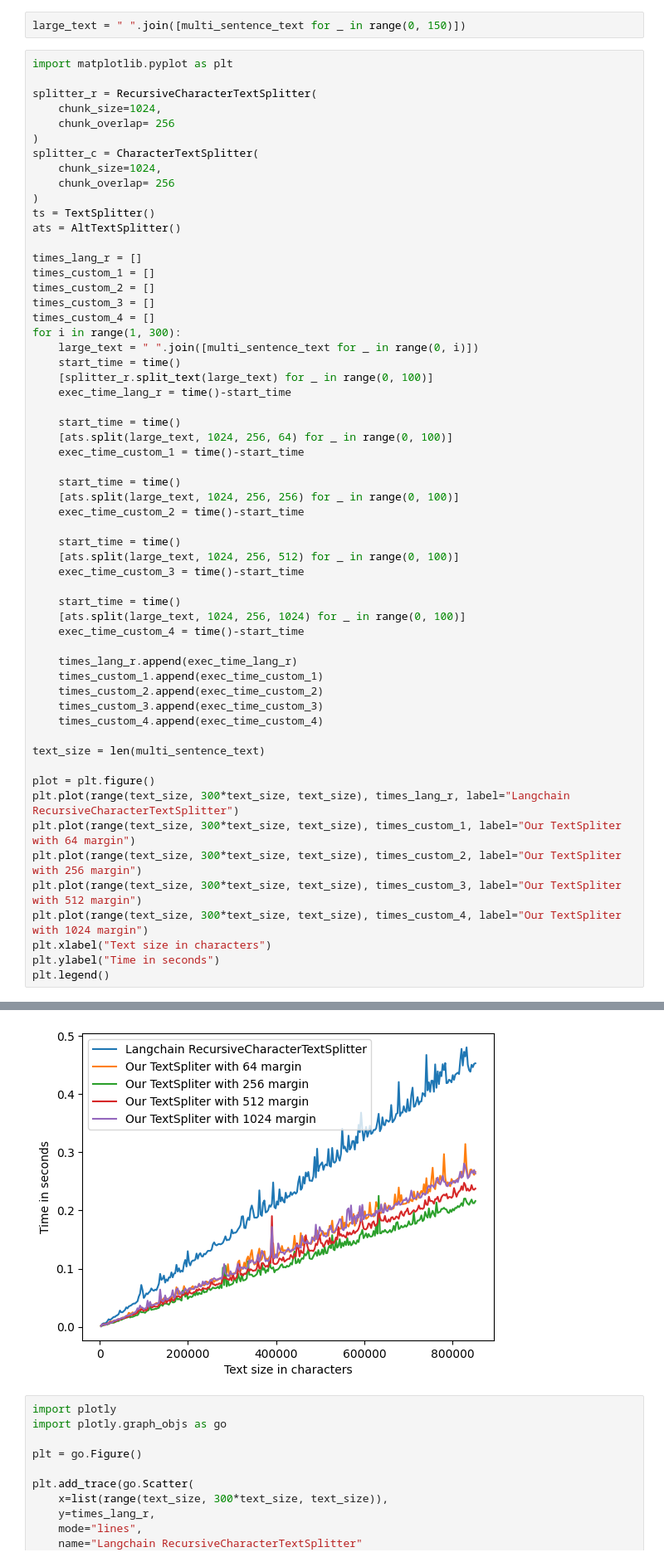
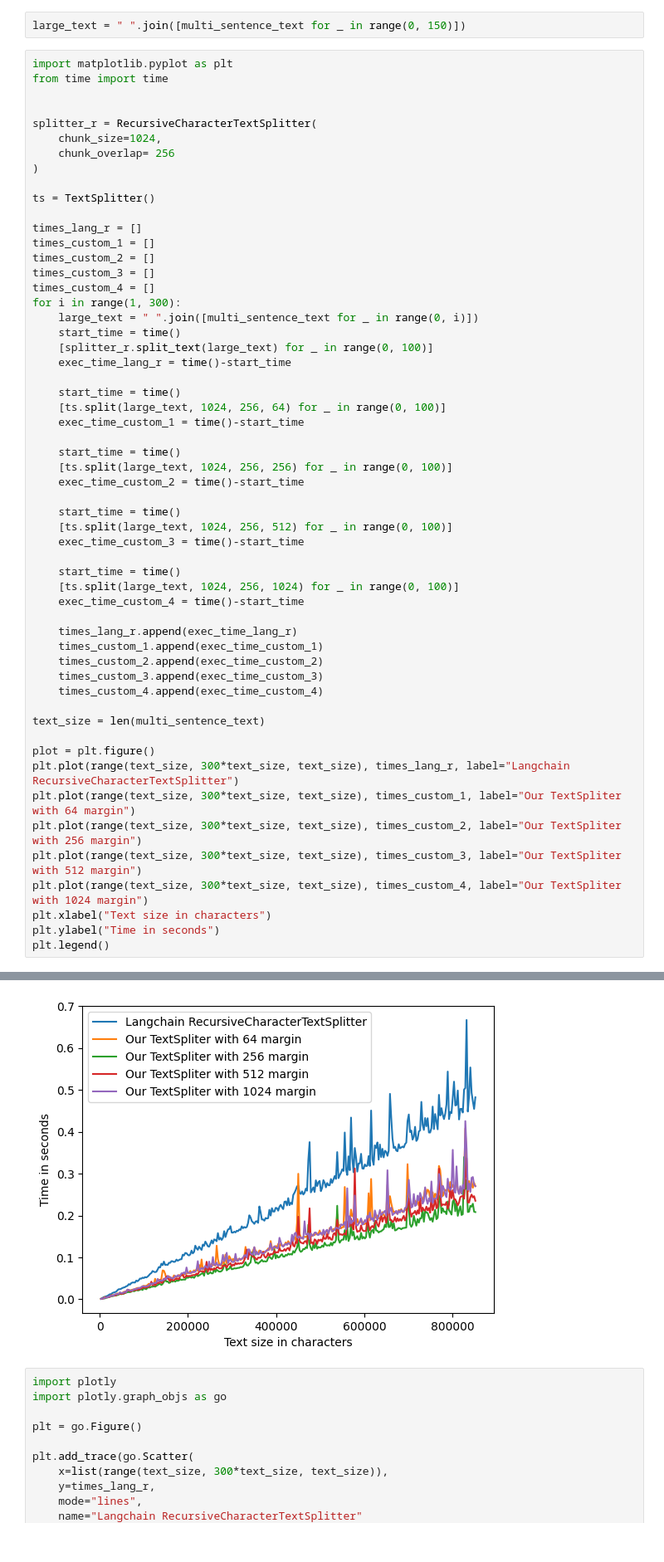
Before and after one commit to ArturOle/Ragger, a Jupyter notebook: docs/R&D/splitting_algorithm_development.ipynb, the cells around one changed output, grey strips where cells are left out. Shown at 83% size. Saved outputs shown, nothing was run; the diff lists cells and outputs as text.

```diff
--- a/docs/R&D/splitting_algorithm_development.ipynb
+++ b/docs/R&D/splitting_algorithm_development.ipynb
@@ -536,17 +388,15 @@ ts.split(multi_sentence_text, 500, 100, 400)
 large_text = " ".join([multi_sentence_text for _ in range(0, 150)])
 # %%
 import matplotlib.pyplot as plt
+from time import time
+
 
 splitter_r = RecursiveCharacterTextSplitter(
     chunk_size=1024,
     chunk_overlap= 256
 )
-splitter_c = CharacterTextSplitter(
-    chunk_size=1024,
-    chunk_overlap= 256
-)
+
 ts = TextSplitter()
-ats = AltTextSplitter()
 
 times_lang_r = []
 times_custom_1 = []
@@ -560,41 +410,41 @@ for i in range(1, 300):
     exec_time_lang_r = time()-start_time
 
     start_time = time()
-    [ats.split(large_text, 1024, 256, 64) for _ in range(0, 100)]
+    [ts.split(large_text, 1024, 256, 64) for _ in range(0, 100)]
     exec_time_custom_1 = time()-start_time
 
     start_time = time()
-    [ats.split(large_text, 1024, 256, 256) for _ in range(0, 100)]
+    [ts.split(large_text, 1024, 256, 256) for _ in range(0, 100)]
     exec_time_custom_2 = time()-start_time
 
     start_time = time()
-    [ats.split(large_text, 1024, 256, 512) for _ in range(0, 100)]
+    [ts.split(large_text, 1024, 256, 512) for _ in range(0, 100)]
     exec_time_custom_3 = time()-start_time
 
     start_time = time()
-    [ats.split(large_text, 1024, 256, 1024) for _ in range(0, 100)]
+    [ts.split(large_text, 1024, 256, 1024) for _ in range(0, 100)]
     exec_time_custom_4 = time()-start_time
 
     times_lang_r.append(exec_time_lang_r)
     times_custom_1.append(exec_time_custom_1)
     times_custom_2.append(exec_time_custom_2)
     times_custom_3.append(exec_time_custom_3)
     times_custom_4.append(exec_time_custom_4)
 
 text_size = len(multi_sentence_text)
 
 plot = plt.figure()
 plt.plot(range(text_size, 300*text_size, text_size), times_lang_r, label="Langchain RecursiveCharacterTextSplitter")
 plt.plot(range(text_size, 300*text_size, text_size), times_custom_1, label="Our TextSpliter with 64 margin")
 plt.plot(range(text_size, 300*text_size, text_size), times_custom_2, label="Our TextSpliter with 256 margin")
 plt.plot(range(text_size, 300*text_size, text_size), times_custom_3, label="Our TextSpliter with 512 margin")
 plt.plot(range(text_size, 300*text_size, text_size), times_custom_4, label="Our TextSpliter with 1024 margin")
 plt.xlabel("Text size in characters")
 plt.ylabel("Time in seconds")
 plt.legend()
 # %% [output]
 <matplotlib.legend.Legend at 0x...>
-[figure, old version]
+[figure, new version]
 # %%
 import plotly
 import plotly.graph_objs as go
```
Also changed, not shown: parts of 4 cells of this notebook, 1 other file.
